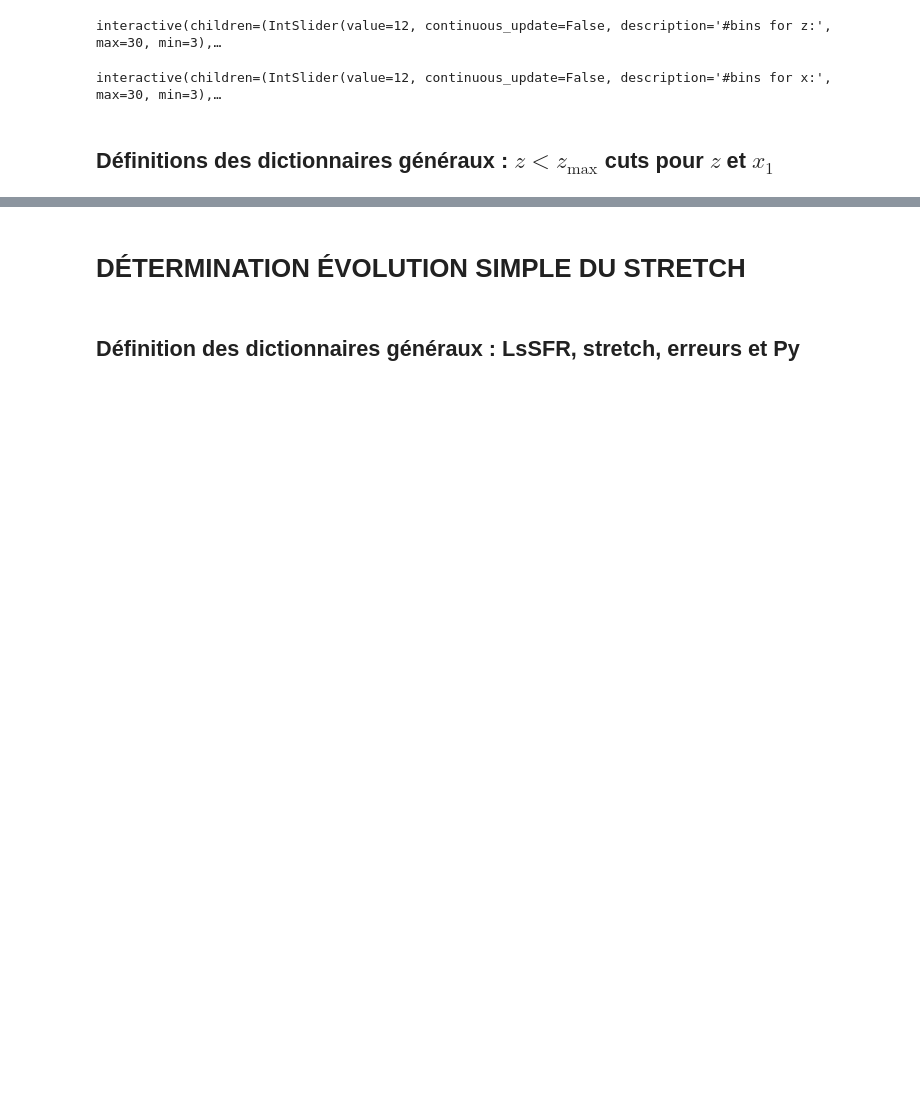
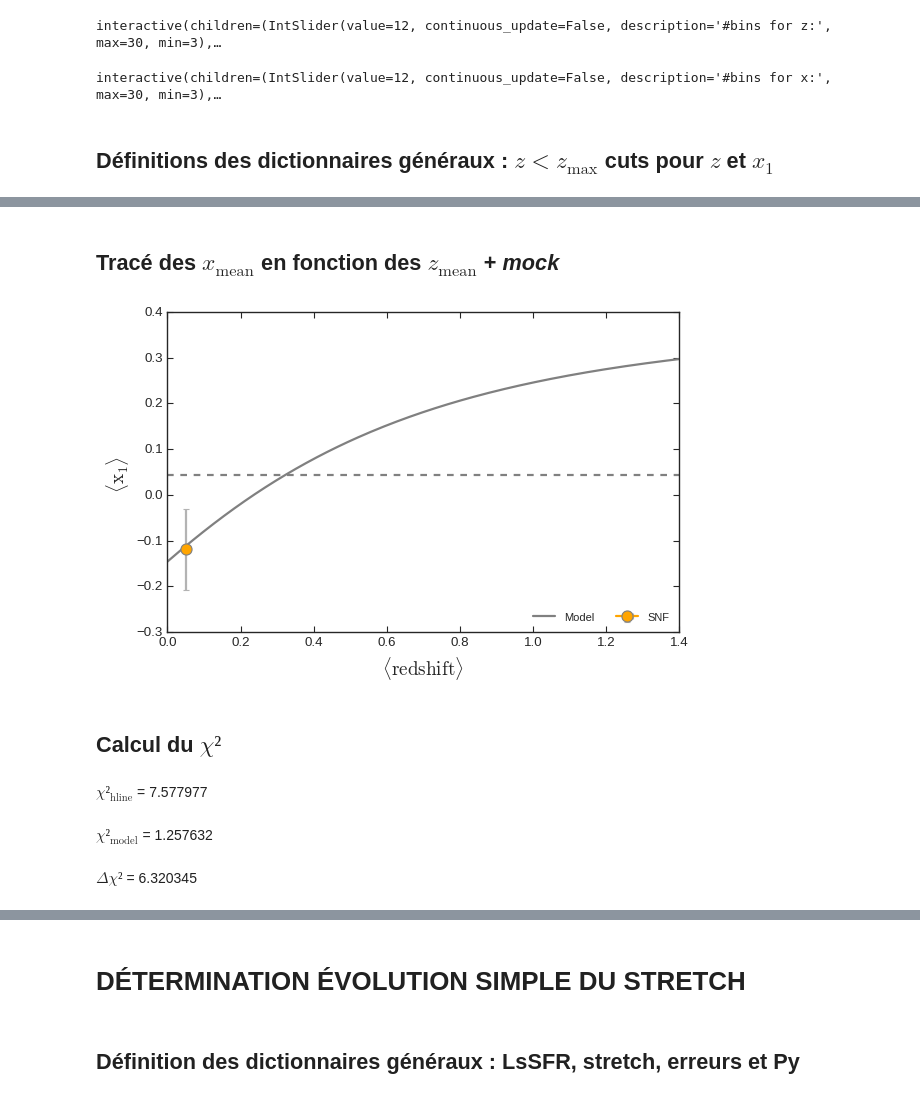
Before and after one commit to Nora-n/variaIa, a Jupyter notebook: notebooks/ModeFits.ipynb, the cells around one changed output, grey strips where cells are left out. Drawn from its saved outputs; the diff is of its cells as text; code cells hidden in the pictures; blank space fills up the shorter version.

```diff
--- a/notebooks/ModeFits.ipynb
+++ b/notebooks/ModeFits.ipynb
@@ -108,0 +173,5 @@ x1_zcuts['SNF'] = surv['SNF']['salt2.X1'].values[zmax_cuts['SNF']]
+# %%
+zz = np.linspace(0, 1.4, 200)
+x1_z = np.asarray([get_stretch_sample(z_, 100000) for z_ in zz])
+
+low_x1 = np.asarray([len(x_[x_<-.5])/len(x_) for x_ in x1_z])
@@ -108,0 +180,12 @@ x1_zcuts['SNF'] = surv['SNF']['salt2.X1'].values[zmax_cuts['SNF']]
+# %%
+def mock_law(z, a, b):
+    return a*mockD.delta(z) + b
+
+def mock_law_min(a, b):
+    return np.sqrt(np.sum((mock_law(zz, a, b) - np.mean(x1_z, axis=1))**2))
+
+m_mock = im.Minuit(mock_law_min,
+                   b = -0.6, a = 1,
+                   print_level=1, pedantic=False)
+
+m_mock.migrad();
@@ -108,0 +204,62 @@ x1_zcuts['SNF'] = surv['SNF']['salt2.X1'].values[zmax_cuts['SNF']]
+# %% [markdown]
+## Tracé des $x_{\text{mean}}$ en fonction des $z_{\text{mean}}$ + _mock_
+# %%
+fig = plt.figure(figsize=[8, 5])
+ax = fig.add_axes([0.1, 0.12, 0.8, 0.8])
+
+
+prop = dict(marker="o", ms=10, ecolor="0.7", lw=2, mew=1, mec="0.5", zorder=5)
+for i in range(5):
+    if i != 4:
+        continue
+    ax.errorbar(list(z_mean.values())[i], list(x1_mean.values())[i],
+                 xerr = list(z_std.values())[i]/np.sqrt(len(list(z_zcuts.values())[i])),
+                 yerr = list(x1_std.values())[i]/np.sqrt(len(list(x1_zcuts.values())[i])),
+                 color = list(colors.values())[i], label = surveys[i], **prop)
+
+
+#ax.plot(zz, np.mean(x1_z, axis=1), color="0.7", zorder=2, label="BiGaussianModel")
+ax.axhline( np.mean(list(x1_mean.values()) ), lw=2, ls="--", color="0.5")
+
+ax.plot(zz, mock_law(zz, m_mock.values['a'], m_mock.values['b']),
+        color="0.5", lw=2, label='Model')
+
+ax.tick_params(direction = 'in',
+               length = 5, width = 1,
+               labelsize = 12,
+               top = True, right = True)
+
+ax.set_xlabel(r"$\langle\mathrm{redshift} \rangle$ ", fontsize="x-large")
+ax.set_ylabel(r"$\langle\mathrm{x}_1 \rangle$ ", fontsize="x-large")
+
+ax.set_ylim(-0.3, 0.4)
+
+ax.legend(loc="lower right", ncol=2, fontsize="small")
+
+fig.savefig('/home/nora/Pictures/stretchevol_onlysnf.pdf')
+# %% [output]
+[figure, added]
+# %% [markdown]
+## Calcul du $\chi²$
+# %%
+chi2_hline = 0
+for i in range(5):
+    chi2_hline += (list(x1_mean.values())[i] - np.mean(np.asarray(list(x1_mean.values()))))**2\
+                    / (list(x1_std.values())[i]/np.sqrt(len(list(x1_zcuts.values())[i])))**2
+
+chi2_model = 0
+for i in range(5):
+    chi2_model += (list(x1_mean.values())[i] - mock_law(np.asarray(list(z_mean.values())[i]),
+                                                          m_mock.values['a'],
+                                                          m_mock.values['b']))**2\
+                    / (list(x1_std.values())[i]/np.sqrt(len(list(x1_zcuts.values())[i])))**2
+
+delta_chi2 = chi2_hline - chi2_model
+
+display(Latex("$\chi²_{\mathrm{hline}}$ = %5f " % chi2_hline))
+display(Latex("$\chi²_{\mathrm{model}}$ = %5f " % chi2_model))
+display(Latex("$\Delta\chi²$ = %5f " % delta_chi2))
+# %% [output]
+$\chi²_{\mathrm{hline}}$ = 7.577977
+$\chi²_{\mathrm{model}}$ = 1.257632
+$\Delta\chi²$ = 6.320345
```
Also changed, not shown: parts of 41 cells of this notebook, 2 other files.
